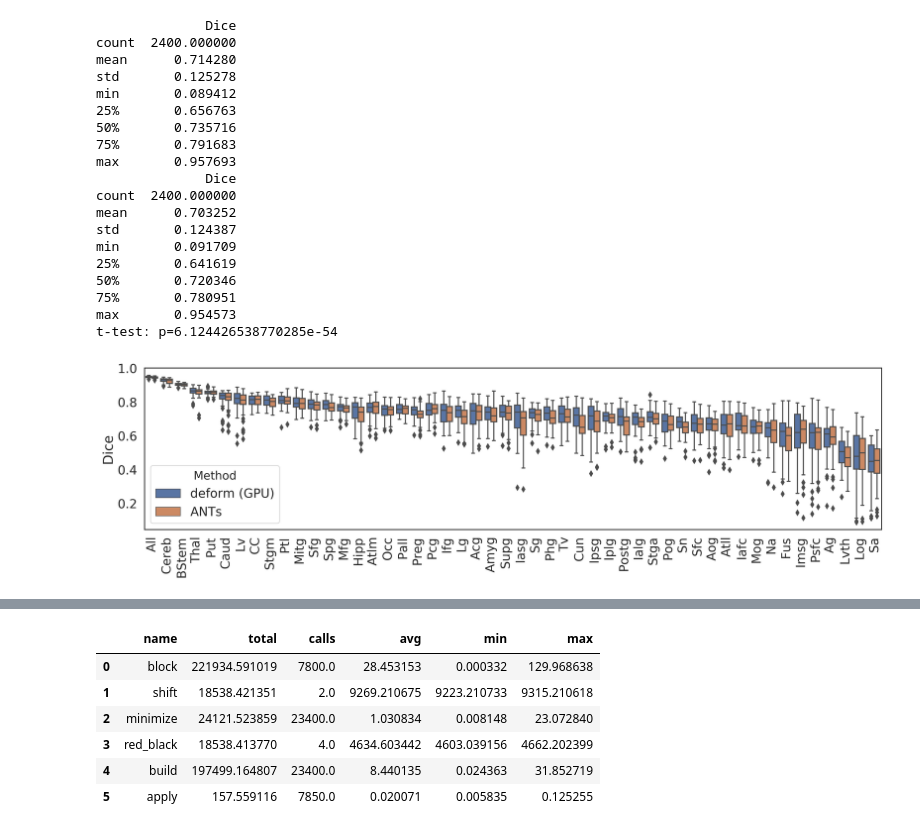
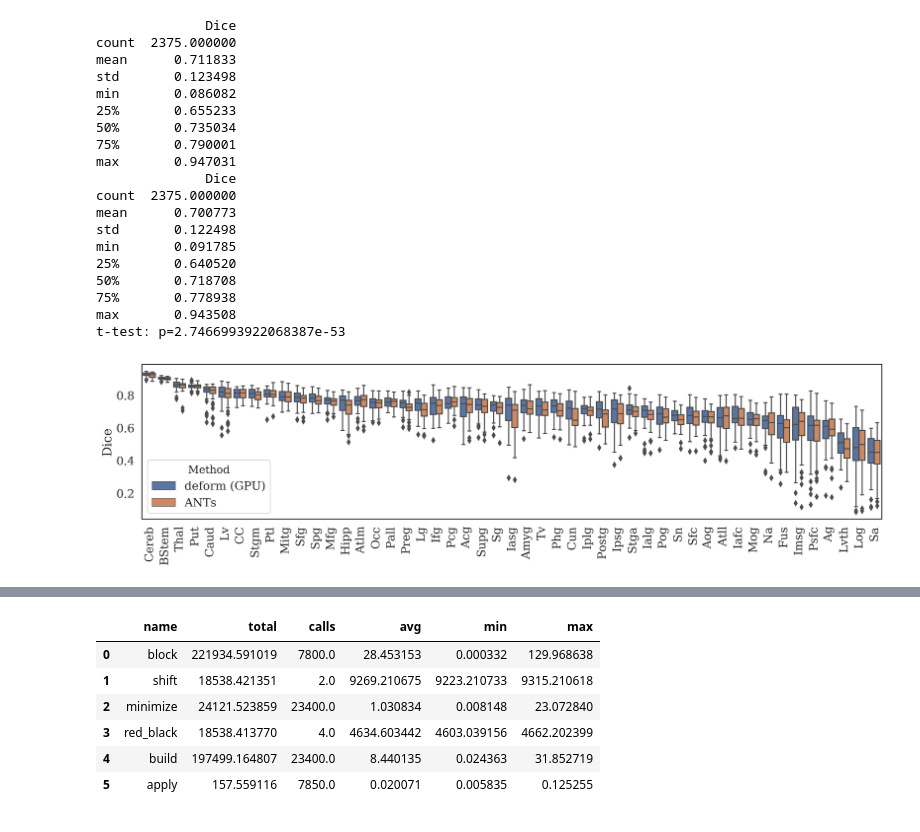
Before and after one commit to simeks/deform-eval, a Jupyter notebook: results.ipynb, the cells around one changed output, grey strips where cells are left out. Saved outputs shown, nothing was run; the diff lists cells and outputs as text; code cells hidden in the pictures.

```diff
--- a/results.ipynb
+++ b/results.ipynb
@@ -63,6 +63,7 @@ group_map = {
     'ants': 'ANTs'
 }
 dice_data['Method'] = dice_data['group'].map(lambda x : group_map[x])
+dice_data = dice_data[dice_data.Label!='All'] # Drop All label, since we only care about individual labels
 dice_data.groupby('Method').Dice.describe()
 # %% [output]
 |  | count | mean | std | min | 25% | 50% | 75% | max |
@@ -140,53 +141,54 @@ time_data.groupby('Method').total.describe()
 # %%
 print(dice_data[(dice_data.group=='df_gpu')].describe())
 print(dice_data[(dice_data.group=='ants')].describe())
-t, p = stats.ttest_rel(dice_data[(dice_data.group=='df_gpu')].Dice, dice_data[(dice_data.group=='ants')].Dice)
+t, p = stats.ttest_rel(list(dice_data[(dice_data.group=='df_gpu')].Dice), list(dice_data[(dice_data.group=='ants')].Dice))
 print('t-test: p={}'.format(p))
 # %% [output]
               Dice
-count  2400.000000
-mean      0.714280
-std       0.125278
-min       0.089412
-25%       0.656763
-50%       0.735716
-75%       0.791683
-max       0.957693
+count  2375.000000
+mean      0.711833
+std       0.123498
+min       0.086082
+25%       0.655233
+50%       0.735034
+75%       0.790001
+max       0.947031
               Dice
-count  2400.000000
-mean      0.703252
-std       0.124387
-min       0.091709
-25%       0.641619
-50%       0.720346
-75%       0.780951
-max       0.954573
-t-test: p=6.124426538770285e-54
+count  2375.000000
+mean      0.700773
+std       0.122498
+min       0.091785
+25%       0.640520
+50%       0.718708
+75%       0.778938
+max       0.943508
+t-test: p=2.7466993922068387e-53
 # %%
 # Sort region dice in boxplot by median
 
 medians = dice_data[dice_data.group=='df_gpu'].groupby('LabelName').median()
 medians = medians.sort_values('Dice', ascending=False)
 
 dice_data_median = dice_data.copy()
 dice_data_median.LabelName = dice_data_median.LabelName.astype('category')
 dice_data_median.LabelName.cat.set_categories(list(medians.index), inplace=True)
 dice_data_median = dice_data_median.sort_values(['LabelName', 'Method'], ascending=[True, False])
 dice_data_median = dice_data_median.reset_index()
 
-sns.set(font_scale=1.5)
+sns.set(font_scale=1.4)
 sns.set_style("white")
+sns.set_style({'font.family':'serif', 'font.serif':'Times New Roman'})
 
-fig=plt.figure(figsize=(15, 4.5), dpi=300, facecolor='w', edgecolor='k')
+fig=plt.figure(figsize=(15, 4.25), dpi=300, facecolor='w', edgecolor='k')
 ax = fig.add_axes()
 
 ax = sns.boxplot(data=dice_data_median[dice_data_median.group.isin(['df_gpu','ants'])], y='Dice', x='LabelName', hue='Method', ax=ax)
 ax.set(xlabel='')
 _ = plt.xticks(rotation=90)
 fig.tight_layout()
 fig.savefig('figures/results_dice_box.pdf', pad_inches=0, bbox_inches='tight')
 # %% [output]
-[figure, old version]
+[figure, new version]
 # %%
 # Load jacobian determinant data
 
```
Also changed, not shown: parts of 3 cells of this notebook, 1 other file.
